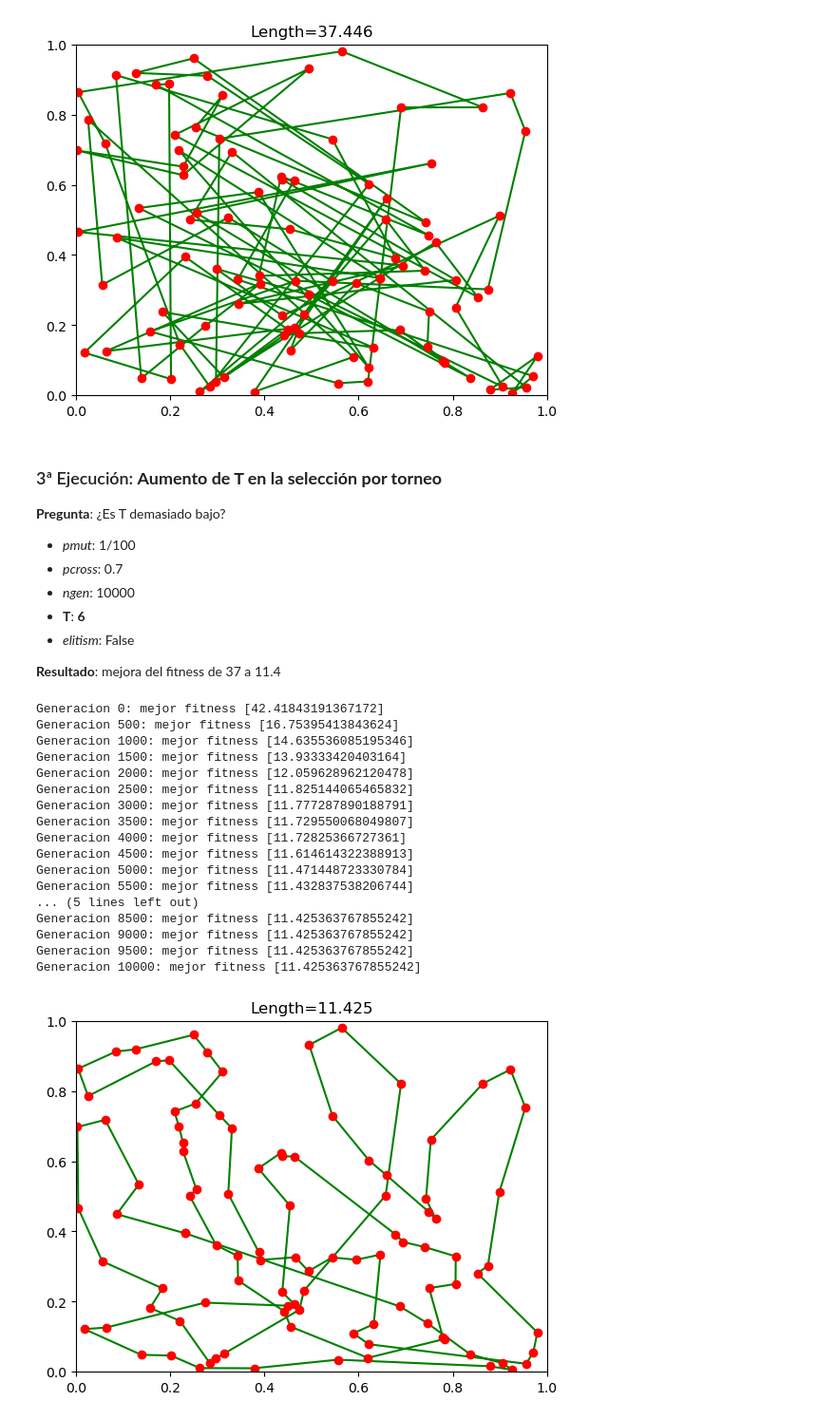
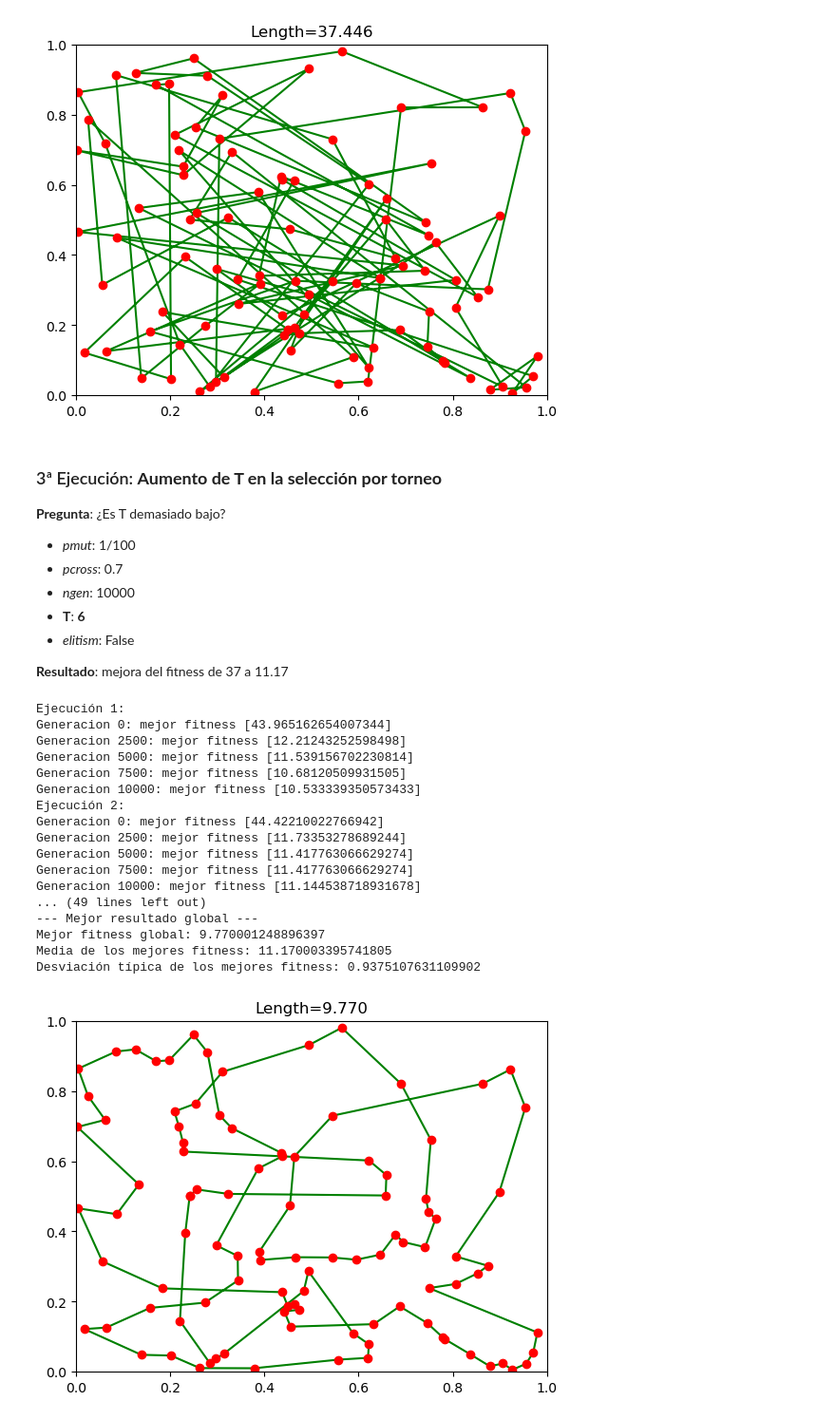
Before and after one commit to JorgeDC01/EMOC, a Jupyter notebook: TSP.ipynb, the cells around one changed output. Shown: that part at 95% size. Saved outputs shown, nothing was run; the diff lists cells and outputs as text; code cells hidden in the pictures.

```diff
--- a/TSP.ipynb
+++ b/TSP.ipynb
@@ -62,6 +62,30 @@ def draw (solution):
 
     s = 'Length=%5.3f' % globaldist(bucle)
     plt.title(s)
+# %%
+def multiple_experiments(create, evolve, globaldist, draw, cities, num_experiments=10, pmut=0.1, pcross=0.7, ngen=10000, T=6, trace=2500, elitism=False):
+    best_individual = None
+    best_fitness = float('inf')
+    all_best_fitness = []
+
+    for i in range(num_experiments):
+        print(f"Ejecución {i+1}:")
+        pop = create(cities)
+        pop = evolve(pop, globaldist, pmut=pmut, pcross=pcross, ngen=ngen, T=T, trace=trace, elitism=elitism)
+        current_best_fitness = globaldist(pop[0])
+        all_best_fitness.append(current_best_fitness)
+        if current_best_fitness < best_fitness:
+            best_fitness = current_best_fitness
+            best_individual = pop[0]
+
+    mean_fitness = np.mean(all_best_fitness)
+    std_fitness = np.std(all_best_fitness)
+
+    print("\n--- Mejor resultado global ---")
+    draw(best_individual)
+    print(f"Mejor fitness global: {best_fitness}")
+    print(f"Media de los mejores fitness: {mean_fitness}")
+    print(f"Desviación típica de los mejores fitness: {std_fitness}")
 # %% [markdown]
 ## Estudio parámetros de la práctica. **Punto de partida**
 # %%
@@ -264,30 +288,28 @@ Generacion 10000: mejor fitness [37.445821680468676]
 - **T**: **6**
 - *elitism*: False
 
-**Resultado**: mejora del fitness de 37 a 11.4
+**Resultado**: mejora del fitness de 37 a 11.17
-# %%
-pop = create(cities)
-pop = evolve(pop, globaldist, 1/100, ngen=10000, trace=500, T=6)
-draw(pop[0])
-# %% [output]
-Generacion 0: mejor fitness [42.41843191367172]
-Generacion 500: mejor fitness [16.75395413843624]
-Generacion 1000: mejor fitness [14.635536085195346]
-Generacion 1500: mejor fitness [13.93333420403164]
-Generacion 2000: mejor fitness [12.059628962120478]
-Generacion 2500: mejor fitness [11.825144065465832]
-Generacion 3000: mejor fitness [11.777287890188791]
-Generacion 3500: mejor fitness [11.729550068049807]
-Generacion 4000: mejor fitness [11.72825366727361]
-Generacion 4500: mejor fitness [11.614614322388913]
-Generacion 5000: mejor fitness [11.471448723330784]
-Generacion 5500: mejor fitness [11.432837538206744]
-... (5 lines left out)
-Generacion 8500: mejor fitness [11.425363767855242]
-Generacion 9000: mejor fitness [11.425363767855242]
-Generacion 9500: mejor fitness [11.425363767855242]
-Generacion 10000: mejor fitness [11.425363767855242]
-[figure, removed]
+# %%
+multiple_experiments(create, evolve, globaldist, draw, cities, num_experiments=10, pmut=1/100, pcross=0.7, ngen=10000, T=6, trace=2500, elitism=False)
+# %% [output]
+Ejecución 1:
+Generacion 0: mejor fitness [43.965162654007344]
+Generacion 2500: mejor fitness [12.21243252598498]
+Generacion 5000: mejor fitness [11.539156702230814]
+Generacion 7500: mejor fitness [10.68120509931505]
+Generacion 10000: mejor fitness [10.533339350573433]
+Ejecución 2:
+Generacion 0: mejor fitness [44.42210022766942]
+Generacion 2500: mejor fitness [11.73353278689244]
+Generacion 5000: mejor fitness [11.417763066629274]
+Generacion 7500: mejor fitness [11.417763066629274]
+Generacion 10000: mejor fitness [11.144538718931678]
+... (49 lines left out)
+--- Mejor resultado global ---
+Mejor fitness global: 9.770001248896397
+Media de los mejores fitness: 11.170003395741805
+Desviación típica de los mejores fitness: 0.9375107631109902
+[figure, added]
 # %% [markdown]
 ### 4ª Ejecución: **Nueva mutación: borrado e inserción**
 
```
Also changed, not shown: parts of 16 cells of this notebook.
